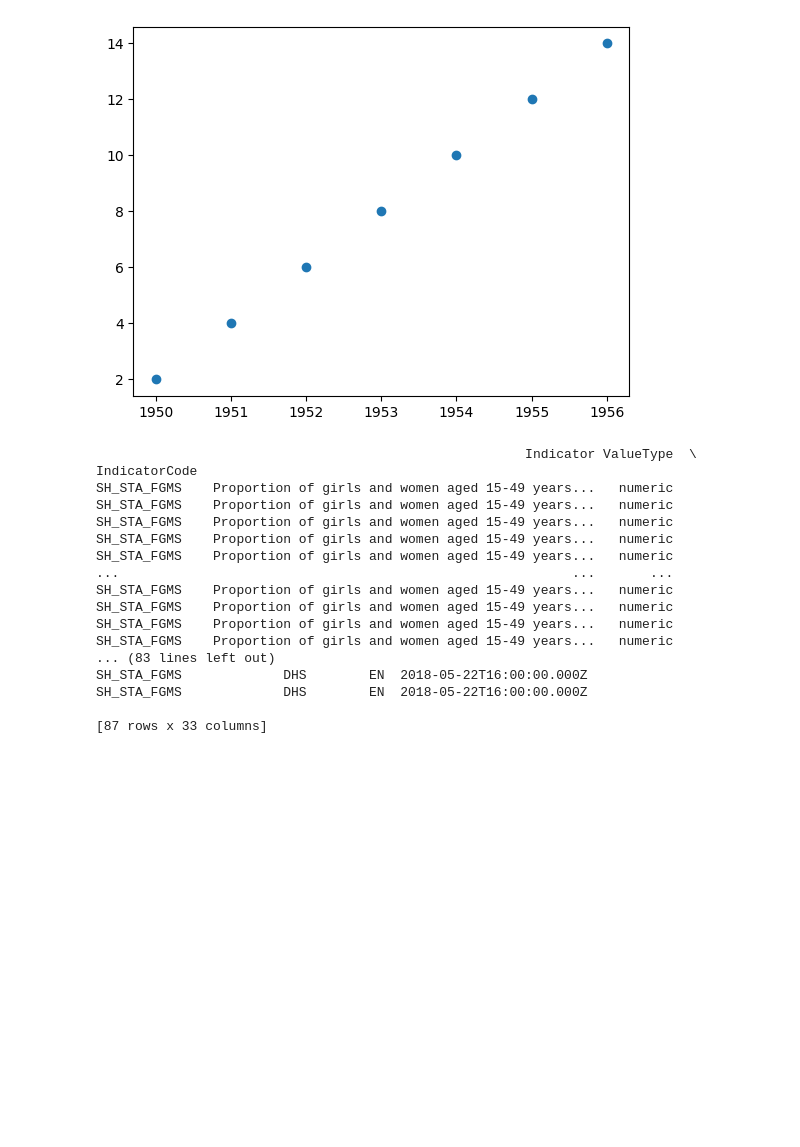
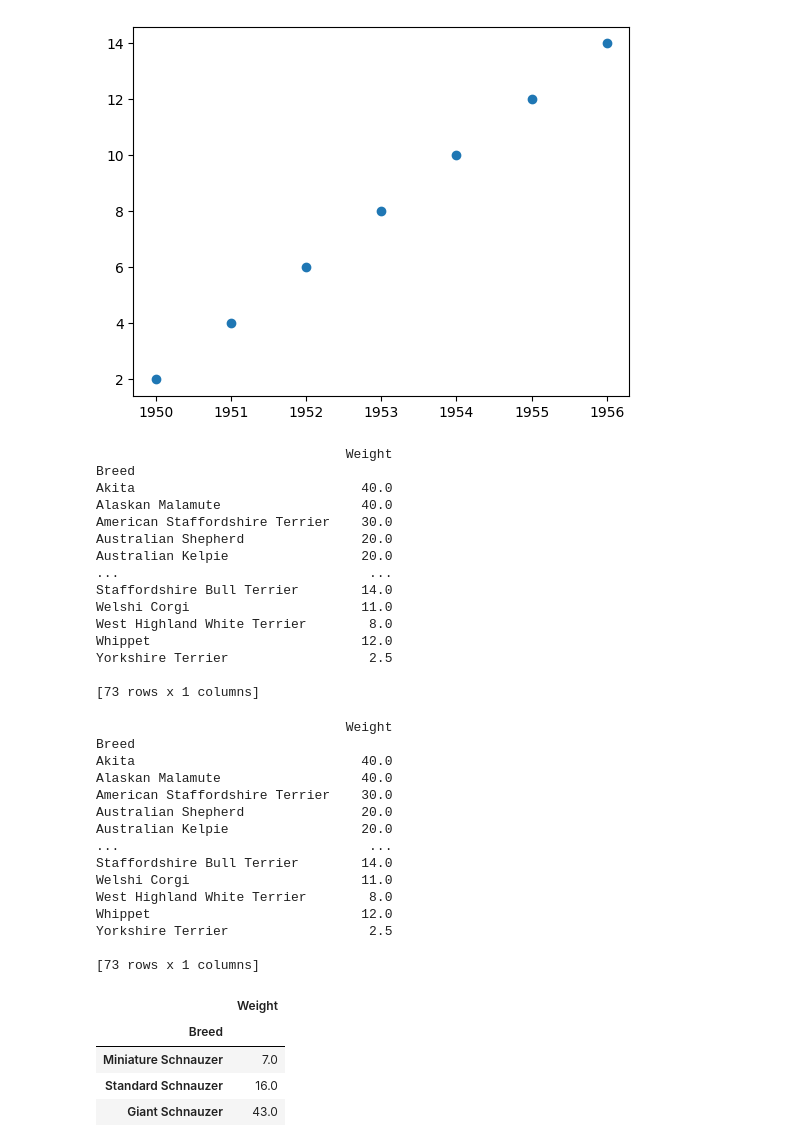
Before and after one commit to kartwithacharger/learning, a Jupyter notebook: notebooks/exploring.ipynb, the cells around one changed output. Saved outputs shown, nothing was run; the diff lists cells and outputs as text; code cells hidden in the pictures; blank space fills up the shorter version.

Commit message:
Exploring with panda df using dog breed stats

```diff
--- a/notebooks/exploring.ipynb
+++ b/notebooks/exploring.ipynb
@@ -121,27 +121,65 @@ plt.show()
 # %%
 # Dictionaries + pandas + DataFrames from csv
 
-import pandas as pd
+
+import numpy as np
 
 
 #import csv data as DataFrame - did this by dragging and dropping the csv file to Explorer on left, copied relative path into code below.
-stats = pd.read_csv('Proportion of girls and women aged 15-49 who have undergone genital mutilation.csv', index_col = 0)
-print(stats)  #CONTINNUE HERE - create own CSV
+dog_breeds = pd.read_csv('dogbreeds_weight.csv', index_col = 0) #index_col is to remove the fist automatic column
+print(dog_breeds)
+
+dog_breeds[0:4]  #Testing with slicers
+
+np_dogbreeds = np.array(dog_breeds)  #convert csv data into NumPy arrays
+#np_dogbreeds[0,1]  #CANNOT use slicer functions as it only applies to Lists
+#np_dogbreeds[:]   #as above
+#print(np_dogbreeds[50])  #again, same as above - appears np is more suitable to Lists
 # %% [output]
-                                                       Indicator ValueType  \
-IndicatorCode
-SH_STA_FGMS    Proportion of girls and women aged 15-49 years...   numeric
-SH_STA_FGMS    Proportion of girls and women aged 15-49 years...   numeric
-SH_STA_FGMS    Proportion of girls and women aged 15-49 years...   numeric
-SH_STA_FGMS    Proportion of girls and women aged 15-49 years...   numeric
-SH_STA_FGMS    Proportion of girls and women aged 15-49 years...   numeric
-...                                                          ...       ...
-SH_STA_FGMS    Proportion of girls and women aged 15-49 years...   numeric
-SH_STA_FGMS    Proportion of girls and women aged 15-49 years...   numeric
-SH_STA_FGMS    Proportion of girls and women aged 15-49 years...   numeric
-SH_STA_FGMS    Proportion of girls and women aged 15-49 years...   numeric
-... (83 lines left out)
-SH_STA_FGMS             DHS        EN  2018-05-22T16:00:00.000Z
-SH_STA_FGMS             DHS        EN  2018-05-22T16:00:00.000Z
+                                Weight
+Breed
+Akita                             40.0
+Alaskan Malamute                  40.0
+American Staffordshire Terrier    30.0
+Australian Shepherd               20.0
+Australian Kelpie                 20.0
+...                                ...
+Staffordshire Bull Terrier        14.0
+Welshi Corgi                      11.0
+West Highland White Terrier        8.0
+Whippet                           12.0
+Yorkshire Terrier                  2.5
 
-[87 rows x 33 columns]
+[73 rows x 1 columns]
+# %%
+import pandas as pd
+#We have already imported dog_breeds csv above using the read.csv() function : dog_breeds = pd.read_csv('dogbreeds_weight.csv', index_col = 0)
+dogs = pd.DataFrame(dog_breeds)
+print(dogs)
+
+#selecting data from the dog_breeds
+dogs.loc["Chihuahua"]  #this is from pandas
+dogs.loc[["Miniature Schnauzer", "Standard Schnauzer", "Giant Schnauzer"]] #double brackets to get in df - so much neater!
+
+##CONTINUE HERE - how to add new column data (i.e. small, medium, large)
+# %% [output]
+                                Weight
+Breed
+Akita                             40.0
+Alaskan Malamute                  40.0
+American Staffordshire Terrier    30.0
+Australian Shepherd               20.0
+Australian Kelpie                 20.0
+...                                ...
+Staffordshire Bull Terrier        14.0
+Welshi Corgi                      11.0
+West Highland White Terrier        8.0
+Whippet                           12.0
+Yorkshire Terrier                  2.5
+
+[73 rows x 1 columns]
+|  | Weight |
+| Breed |  |
+| Miniature Schnauzer | 7.0 |
+| Standard Schnauzer | 16.0 |
+| Giant Schnauzer | 43.0 |
```
